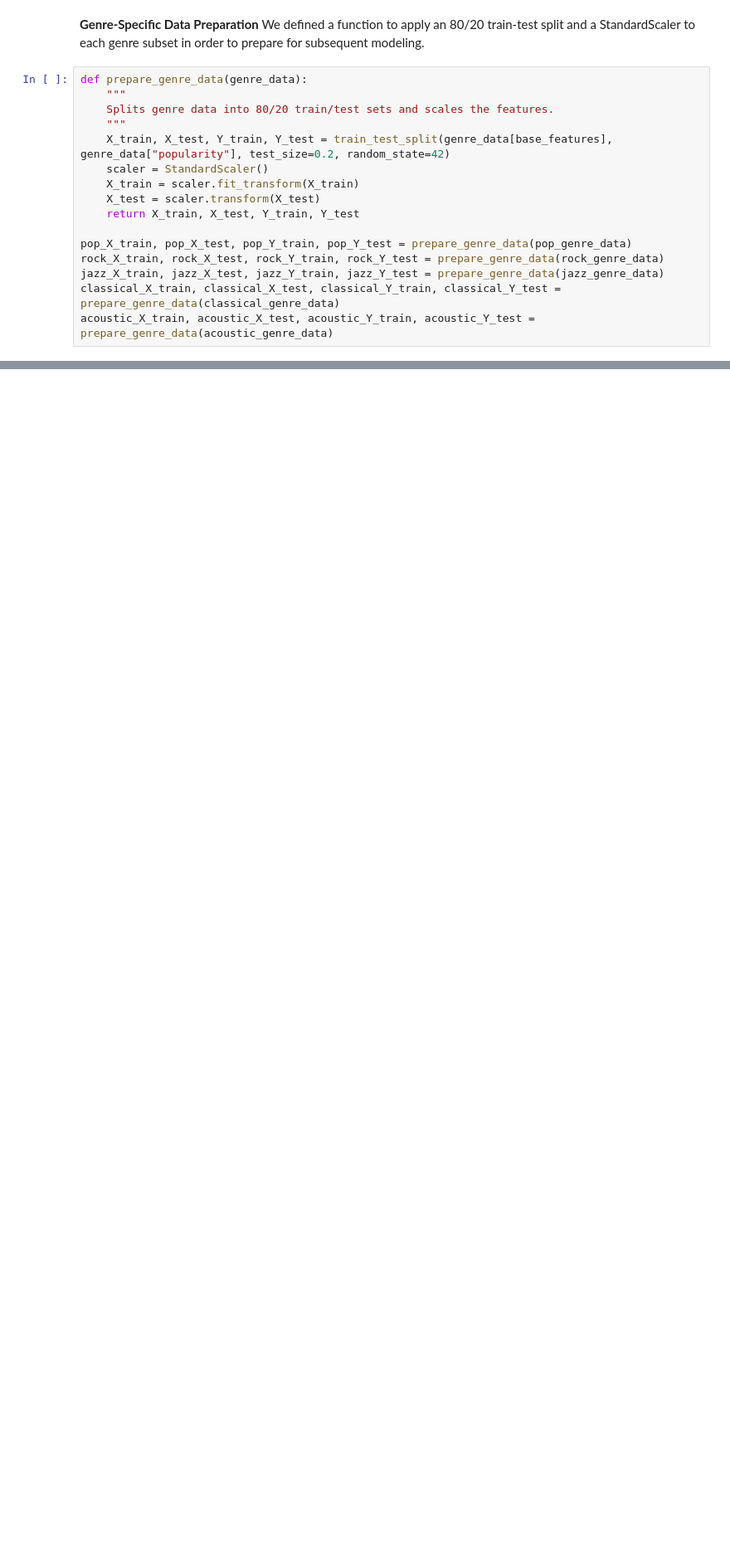
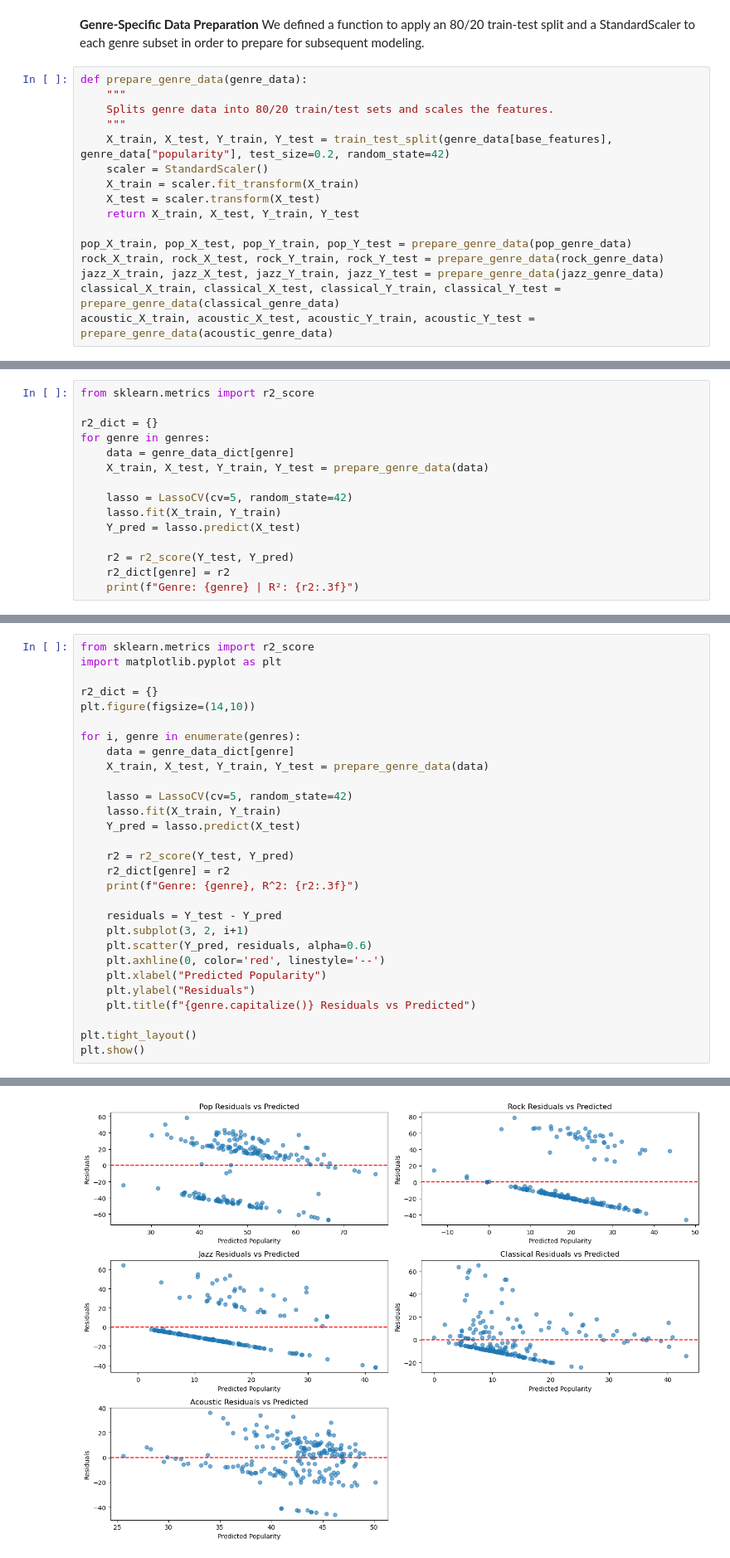
Before and after one commit to jonathand2028/Spotify-Track-Popularity-Analysis, a Jupyter notebook: main.ipynb, the cells around one changed output, grey strips where cells are left out. Shown at 83% size. Cells and saved outputs as stored; diff of their text form; blank space fills up the shorter version.

```diff
--- a/main.ipynb
+++ b/main.ipynb
@@ -288,0 +372,15 @@ acoustic_X_train, acoustic_X_test, acoustic_Y_train, acoustic_Y_test = prepare_g
+# %%
+from sklearn.metrics import r2_score
+
+r2_dict = {}
+for genre in genres:
+    data = genre_data_dict[genre]
+    X_train, X_test, Y_train, Y_test = prepare_genre_data(data)
+
+    lasso = LassoCV(cv=5, random_state=42)
+    lasso.fit(X_train, Y_train)
+    Y_pred = lasso.predict(X_test)
+
+    r2 = r2_score(Y_test, Y_pred)
+    r2_dict[genre] = r2
+    print(f"Genre: {genre} | R²: {r2:.3f}")
@@ -288,0 +393,30 @@ acoustic_X_train, acoustic_X_test, acoustic_Y_train, acoustic_Y_test = prepare_g
+# %%
+from sklearn.metrics import r2_score
+import matplotlib.pyplot as plt
+
+r2_dict = {}
+plt.figure(figsize=(14,10))
+
+for i, genre in enumerate(genres):
+    data = genre_data_dict[genre]
+    X_train, X_test, Y_train, Y_test = prepare_genre_data(data)
+
+    lasso = LassoCV(cv=5, random_state=42)
+    lasso.fit(X_train, Y_train)
+    Y_pred = lasso.predict(X_test)
+
+    r2 = r2_score(Y_test, Y_pred)
+    r2_dict[genre] = r2
+    print(f"Genre: {genre}, R^2: {r2:.3f}")
+
+    residuals = Y_test - Y_pred
+    plt.subplot(3, 2, i+1)
+    plt.scatter(Y_pred, residuals, alpha=0.6)
+    plt.axhline(0, color='red', linestyle='--')
+    plt.xlabel("Predicted Popularity")
+    plt.ylabel("Residuals")
+    plt.title(f"{genre.capitalize()} Residuals vs Predicted")
+
+plt.tight_layout()
+plt.show()
+# %% [output]
@@ -288,0 +428 @@ acoustic_X_train, acoustic_X_test, acoustic_Y_train, acoustic_Y_test = prepare_g
+[figure, added]
```
Also changed, not shown: parts of 15 cells of this notebook.
